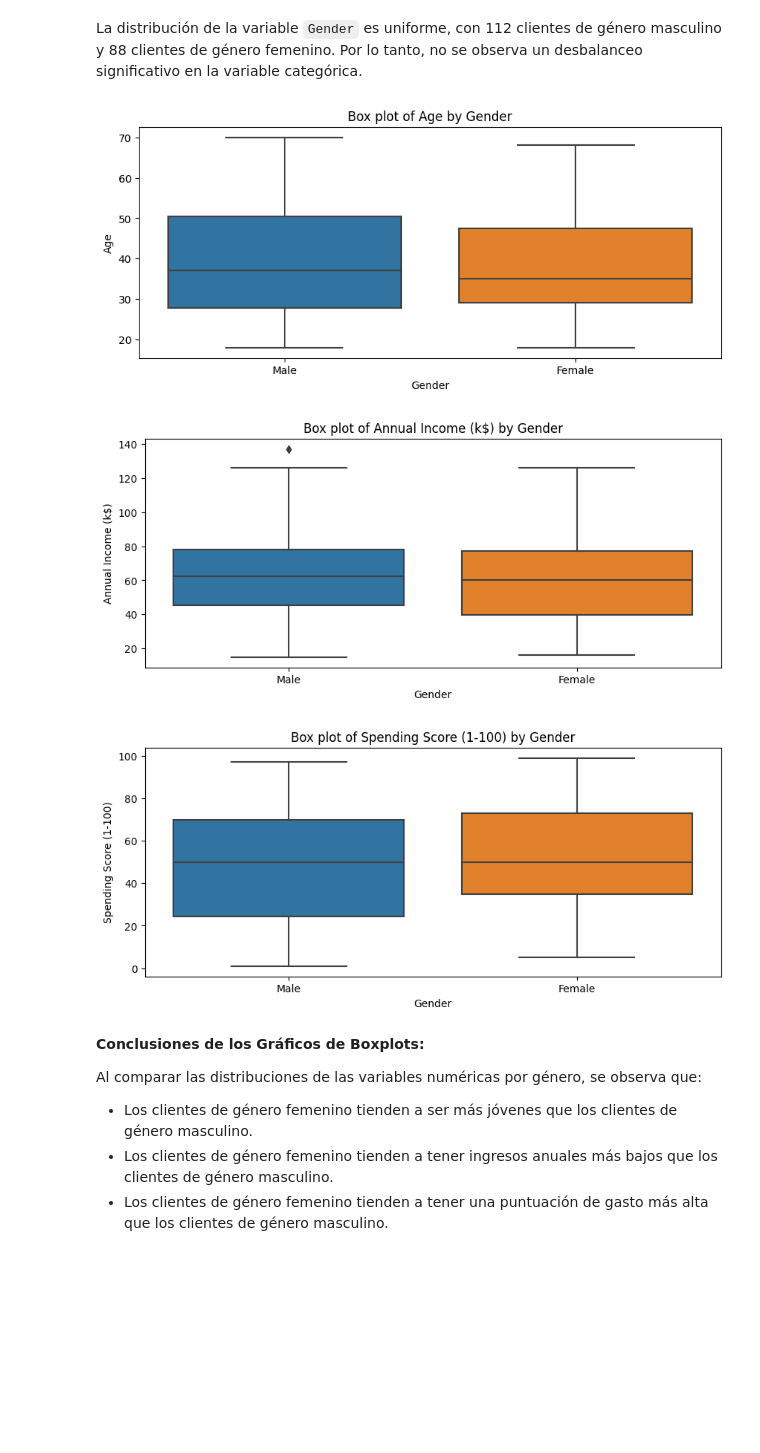
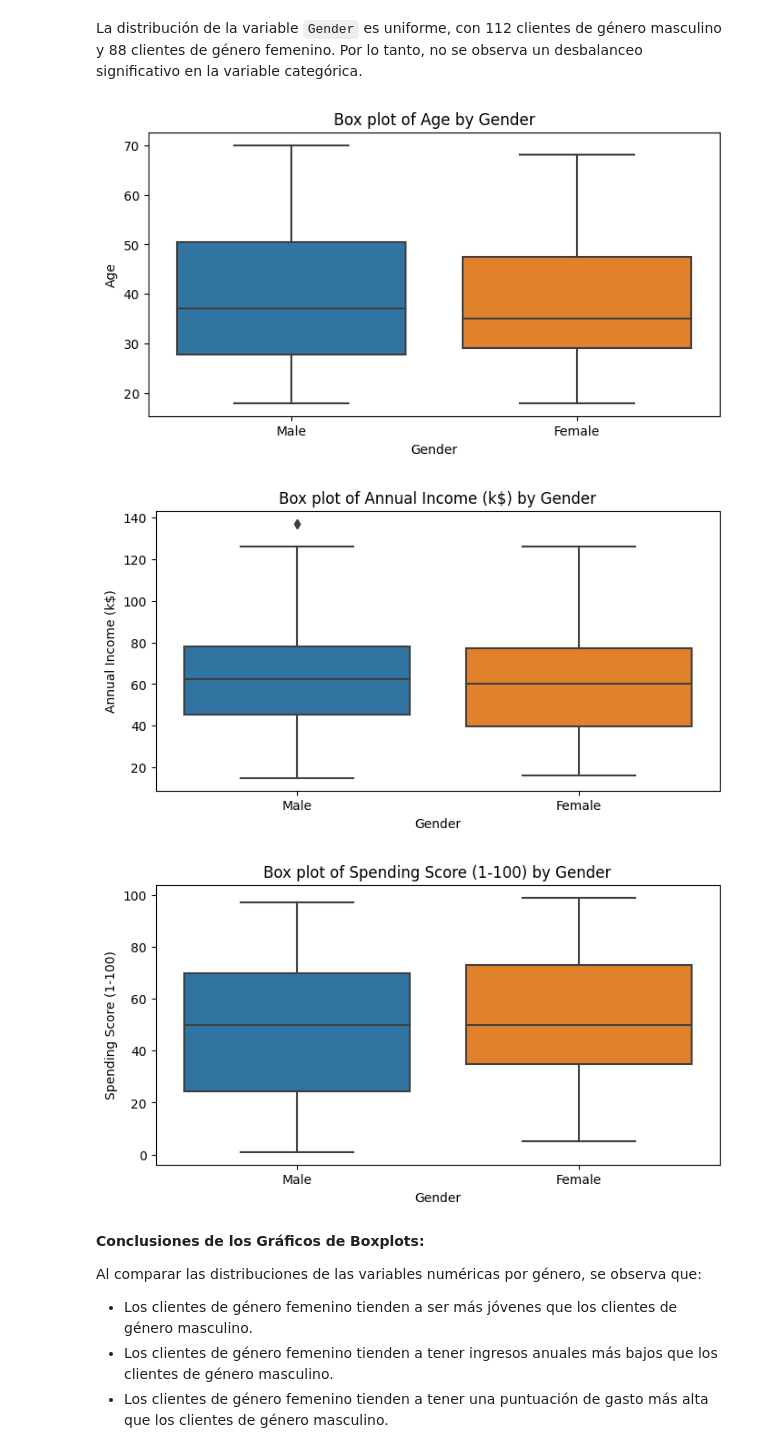
Before and after one commit to palberth/CienciaDatos-MASDI, a Jupyter notebook: Seccion_2/Ejemplo-02/mall_customers_clustering.ipynb, the cells around one changed output. Cells and saved outputs as stored; diff of their text form; code cells hidden in the pictures; blank space fills up the shorter version.

Commit message:
fix figures sizes

```diff
--- a/Seccion_2/Ejemplo-02/mall_customers_clustering.ipynb
+++ b/Seccion_2/Ejemplo-02/mall_customers_clustering.ipynb
@@ -223,20 +221,19 @@ La distribución de la variable `Gender` es uniforme, con 112 clientes de géner
 # %%
 import seaborn as sns
 import matplotlib.pyplot as plt
 
-# Asumiendo que 'data' es tu DataFrame y 'Gender' es tu atributo categórico
 categorical_vars = data.select_dtypes(include='object').columns.tolist()
 numerical_vars = data.select_dtypes(include=['int64', 'float64']).columns.tolist()
 
 for var in numerical_vars:
-    plt.figure(figsize=(10, 4))
+    plt.figure(figsize=(8, 4))
     sns.boxplot(x='Gender', y=var, data=data)
     plt.title('Box plot of ' + var + ' by Gender')
     plt.show()
 # %% [output]
-[figure, old version]
+[figure, new version]
-[figure, old version]
+[figure, new version]
-[figure, old version]
+[figure, new version]
 # %% [markdown]
 **Conclusiones de los Gráficos de Boxplots:**
 
```
Also changed, not shown: parts of 9 cells of this notebook.
